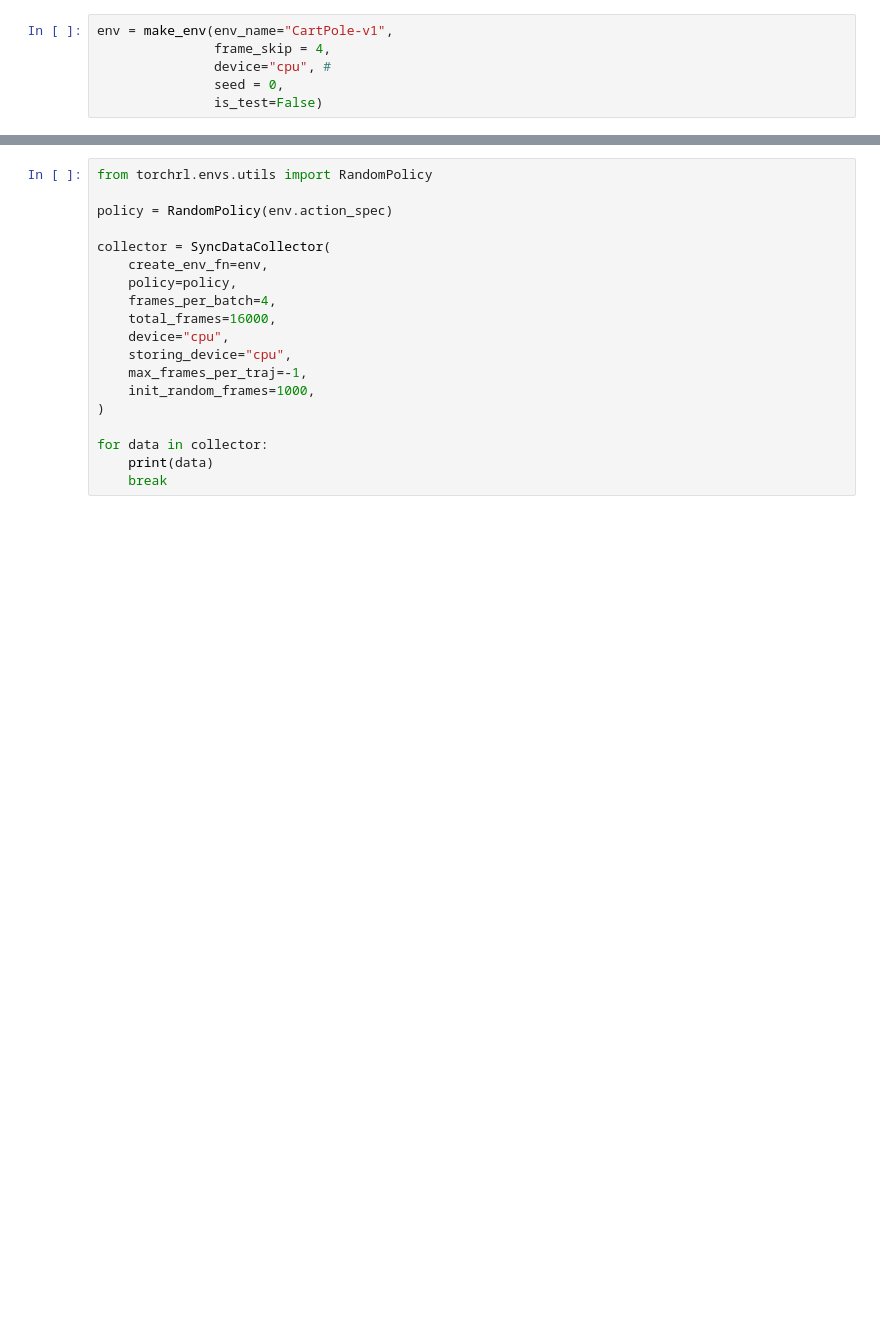
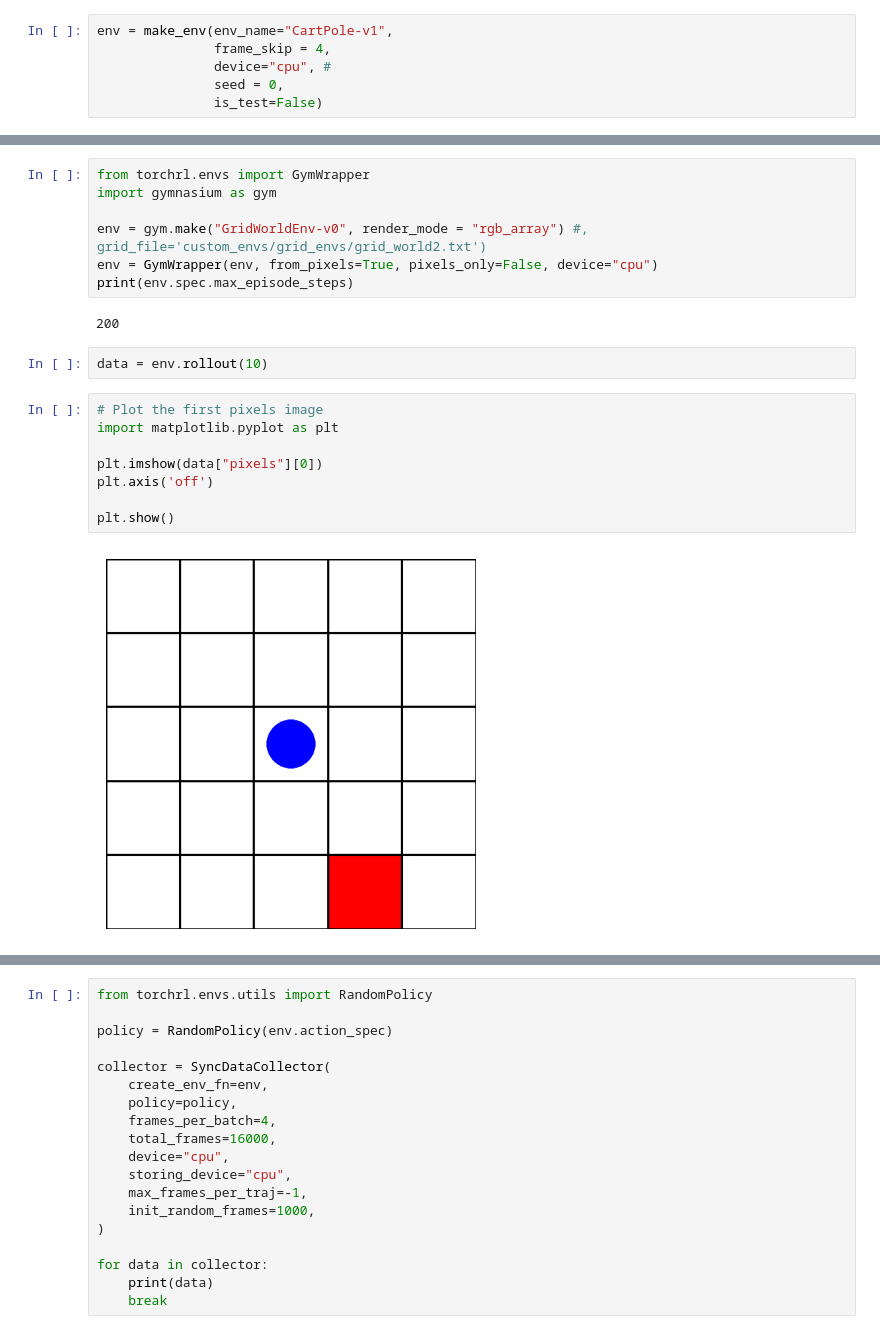
Before and after one commit to ZosoV/final_project, a Jupyter notebook: sandbox_notebook.ipynb, the cells around one changed output, grey strips where cells are left out. Saved outputs shown, nothing was run; the diff lists cells and outputs as text; blank space fills up the shorter version.

Commit message:
Adding grid world a torchrl

```diff
--- a/sandbox_notebook.ipynb
+++ b/sandbox_notebook.ipynb
@@ -104,0 +900,21 @@ env = make_env(env_name="CartPole-v1",
+# %%
+from torchrl.envs import GymWrapper
+import gymnasium as gym
+
+env = gym.make("GridWorldEnv-v0", render_mode = "rgb_array") #, grid_file='custom_envs/grid_envs/grid_world2.txt')
+env = GymWrapper(env, from_pixels=True, pixels_only=False, device="cpu")
+print(env.spec.max_episode_steps)
+# %% [output]
+200
+# %%
+data = env.rollout(10)
+# %%
+# Plot the first pixels image
+import matplotlib.pyplot as plt
+
+plt.imshow(data["pixels"][0])
+plt.axis('off')
+
+plt.show()
+# %% [output]
+[figure, added]
```
Also changed, not shown: parts of 16 cells of this notebook, 7 other files.
